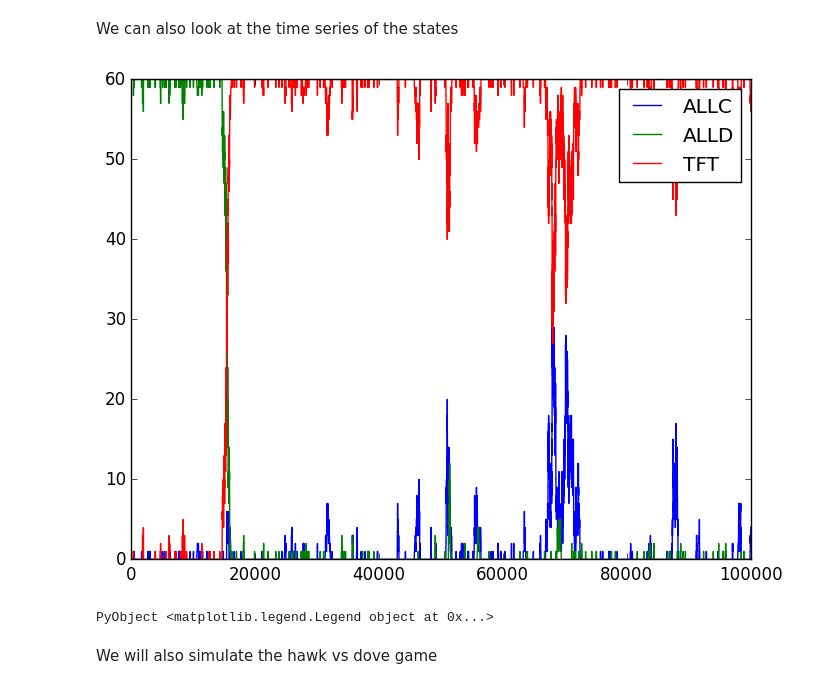
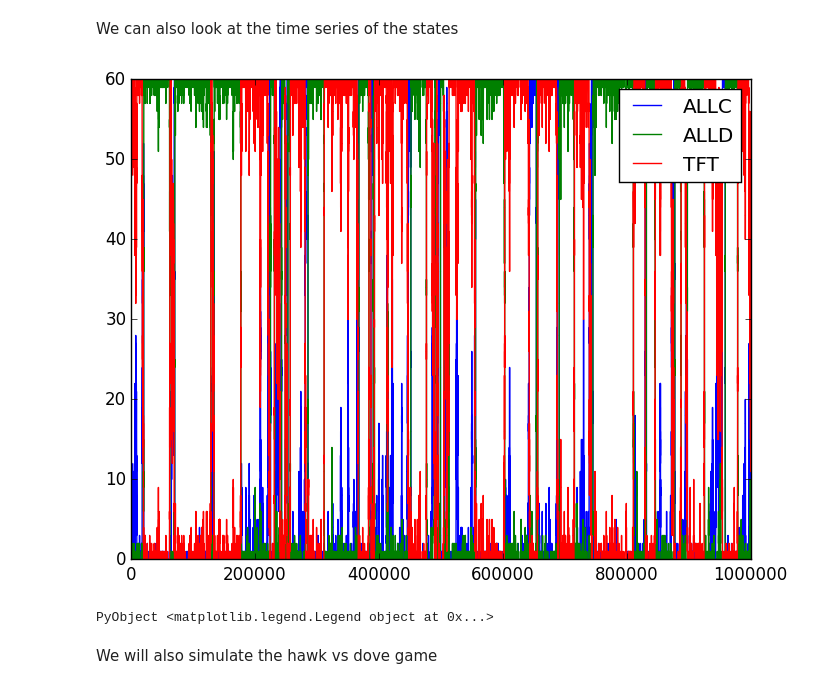
Before and after one commit to computationalevolutionarydynamics/Jedy.jl, a Jupyter notebook: notebooks/Finite Populations.ipynb, the cells around one changed output. Cells and saved outputs as stored; diff of their text form; code cells hidden in the pictures.

```diff
--- a/notebooks/Finite Populations.ipynb
+++ b/notebooks/Finite Populations.ipynb
@@ -46,19 +46,33 @@ We also select an individual to die at random based on the proportion of individ
 Now we will create and simulate a simple population with $N = 60$, $u = 10^{-2}$, $T=5$, $R = 3$, $P=1$, $S=0.1$, $m = 10$, $c = 0.8$.
 # %%
 # Calculate initial population
-initialPop = Population([20, 20, 20], ["ALLC", "ALLD", "TFT"])
-# Set values of the payoffs
-T = 5
-R = 3
-P = 1
-S = 0.1
-# Set number of rounds to play
-m = 10
-# Set penalty
-c = 0.8
-# Hence, calculate payoff matrix
-payoffMatrix = [R*m S*m R*m;
+initialPop = Population([20, 20, 20])
+# Define the payoff function
+function PayoffP1(strategy1, strategy2)
+    # Set values of the payoffs
+    T = 5
+    R = 3
+    P = 1
+    S = 0.1
+    # Set number of rounds to play
+    m = 10
+    # Set penalty
+    c = 0.8
+    # Hence, calculate payoff matrix
+    payoffMatrix = [R*m S*m R*m;
               T*m P*m T + P*(m-1);
               R*m-c S+P*(m-1)-c R*m-c]
-dilemmaProcess = MoranProcess(initialPop, 1e-3, payoffMatrix, 1.0, "lin")
+    return payoffMatrix[strategy1, strategy2]
+end
+# Create the game
+S1 = {1, 2, 3}
+S2 = S1
+funcArr = Array(Function, 2)
+funcArr[1] = PayoffP1
+funcArr[2] = PayoffP1
+labels = {"ALLC", "ALLD", "TFT"}
+labels = {labels, labels}
+dilemmaGame = NormalGame(2, {S1, S2}, labels, funcArr)
+# Create the moran process
+dilemmaProcess = MoranProcess(initialPop, 1e-3, dilemmaGame, 1.0, "lin")
 # %% [output]
@@ -89,15 +100,15 @@ PyObject <matplotlib.collections.PolyCollection object at 0x...>
 We can also look at the time series of the states
 # %%
 # Generate a timeseries
-n = 100000 # Number of iterations
+n = 1000000 # Number of iterations
 timeSeries = generateTimeSeries(n, dilemmaProcess)
 x = 1:n
 plot(x, timeSeries[:,1])
 plot(x, timeSeries[:,2])
 plot(x, timeSeries[:,3])
 legend(dilemmaProcess.population.labels)
 # %% [output]
-[figure, old version]
+[figure, new version]
 PyObject <matplotlib.legend.Legend object at 0x...>
 # %% [markdown]
 We will also simulate the hawk vs dove game
```
Also changed, not shown: parts of 1 cell of this notebook.
